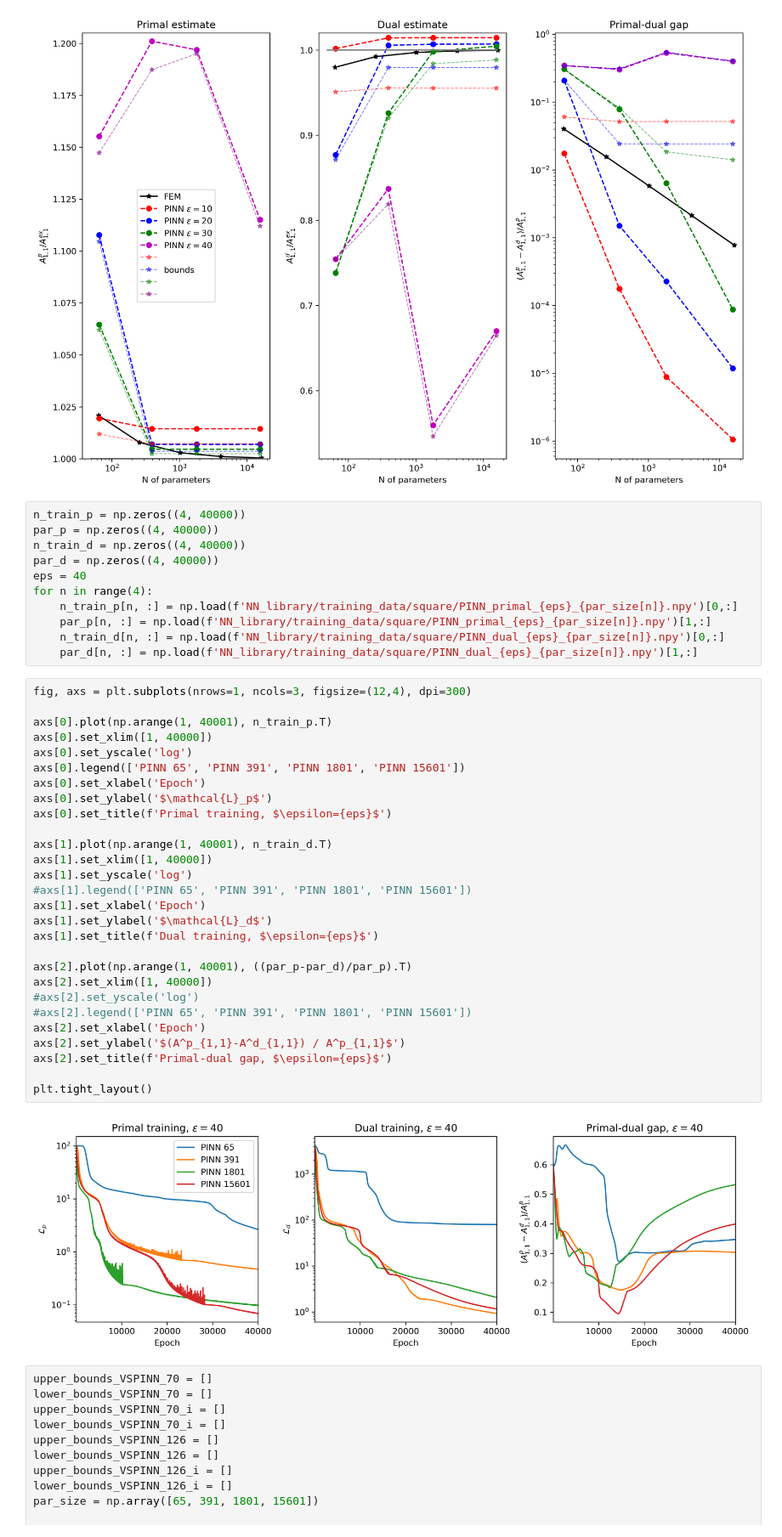
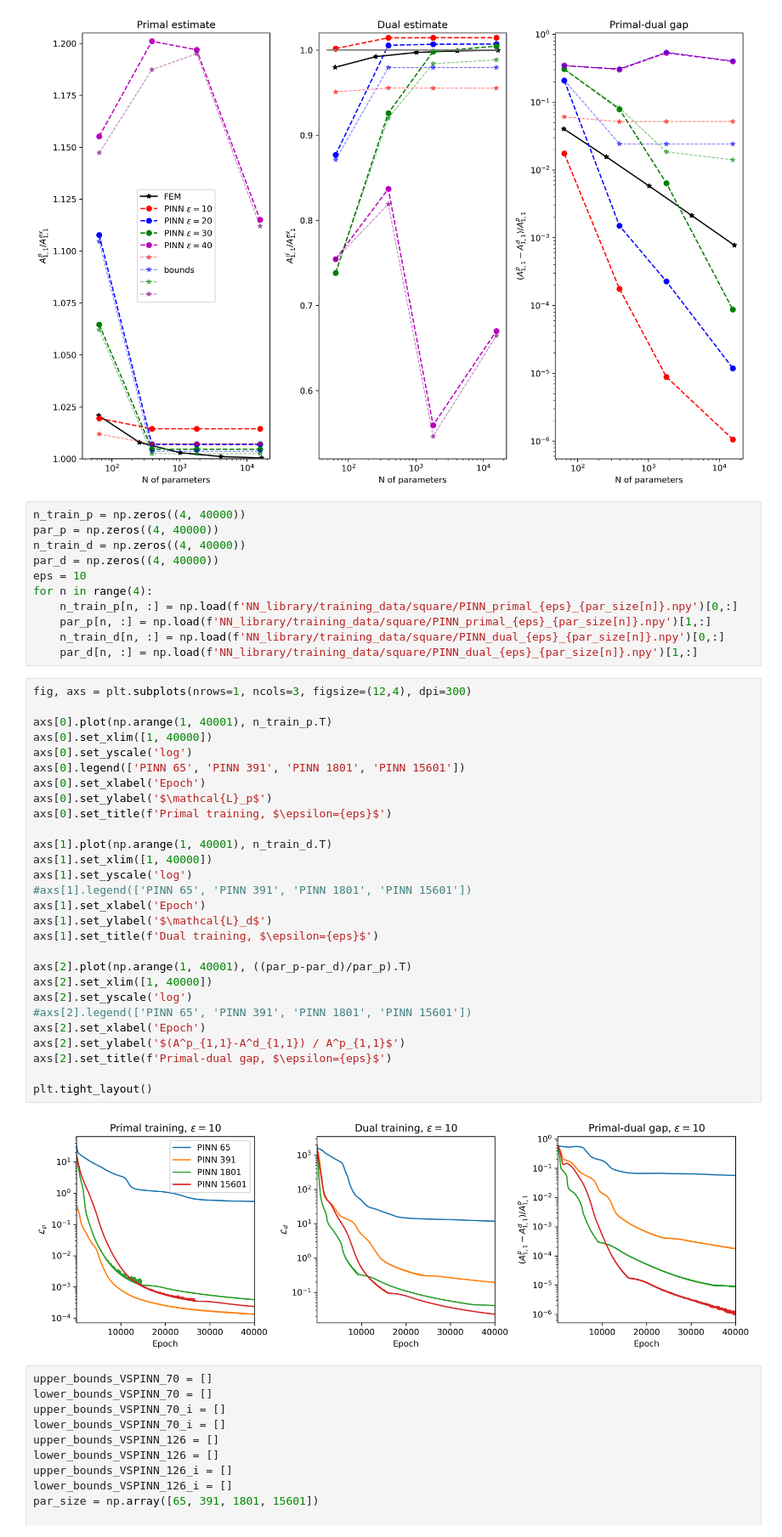
Before and after one commit to LiyaGaynutdinova/Homogenization-VPINN, a Jupyter notebook: draw_comparison.ipynb, the cells around one changed output. Shown at 85% size. Saved outputs shown, nothing was run; the diff lists cells and outputs as text.

```diff
--- a/draw_comparison.ipynb
+++ b/draw_comparison.ipynb
@@ -280,7 +282,7 @@ n_train_p = np.zeros((4, 40000))
 par_p = np.zeros((4, 40000))
 n_train_d = np.zeros((4, 40000))
 par_d = np.zeros((4, 40000))
-eps = 40
+eps = 10
 for n in range(4):
     n_train_p[n, :] = np.load(f'NN_library/training_data/square/PINN_primal_{eps}_{par_size[n]}.npy')[0,:]
     par_p[n, :] = np.load(f'NN_library/training_data/square/PINN_primal_{eps}_{par_size[n]}.npy')[1,:]
@@ -289,33 +291,33 @@ for n in range(4):
 # %%
 fig, axs = plt.subplots(nrows=1, ncols=3, figsize=(12,4), dpi=300)
 
 axs[0].plot(np.arange(1, 40001), n_train_p.T)
 axs[0].set_xlim([1, 40000])
 axs[0].set_yscale('log')
 axs[0].legend(['PINN 65', 'PINN 391', 'PINN 1801', 'PINN 15601'])
 axs[0].set_xlabel('Epoch')
 axs[0].set_ylabel('$\mathcal{L}_p$')
 axs[0].set_title(f'Primal training, $\epsilon={eps}$')
 
 axs[1].plot(np.arange(1, 40001), n_train_d.T)
 axs[1].set_xlim([1, 40000])
 axs[1].set_yscale('log')
 #axs[1].legend(['PINN 65', 'PINN 391', 'PINN 1801', 'PINN 15601'])
 axs[1].set_xlabel('Epoch')
 axs[1].set_ylabel('$\mathcal{L}_d$')
 axs[1].set_title(f'Dual training, $\epsilon={eps}$')
 
 axs[2].plot(np.arange(1, 40001), ((par_p-par_d)/par_p).T)
 axs[2].set_xlim([1, 40000])
-#axs[2].set_yscale('log')
+axs[2].set_yscale('log')
 #axs[2].legend(['PINN 65', 'PINN 391', 'PINN 1801', 'PINN 15601'])
 axs[2].set_xlabel('Epoch')
 axs[2].set_ylabel('$(A^p_{1,1}-A^d_{1,1}) / A^p_{1,1}$')
 axs[2].set_title(f'Primal-dual gap, $\epsilon={eps}$')
 
 plt.tight_layout()
 # %% [output]
-[figure, old version]
+[figure, new version]
 # %%
 upper_bounds_VSPINN_70 = []
 lower_bounds_VSPINN_70 = []
```
Also changed, not shown: parts of 3 cells of this notebook.
